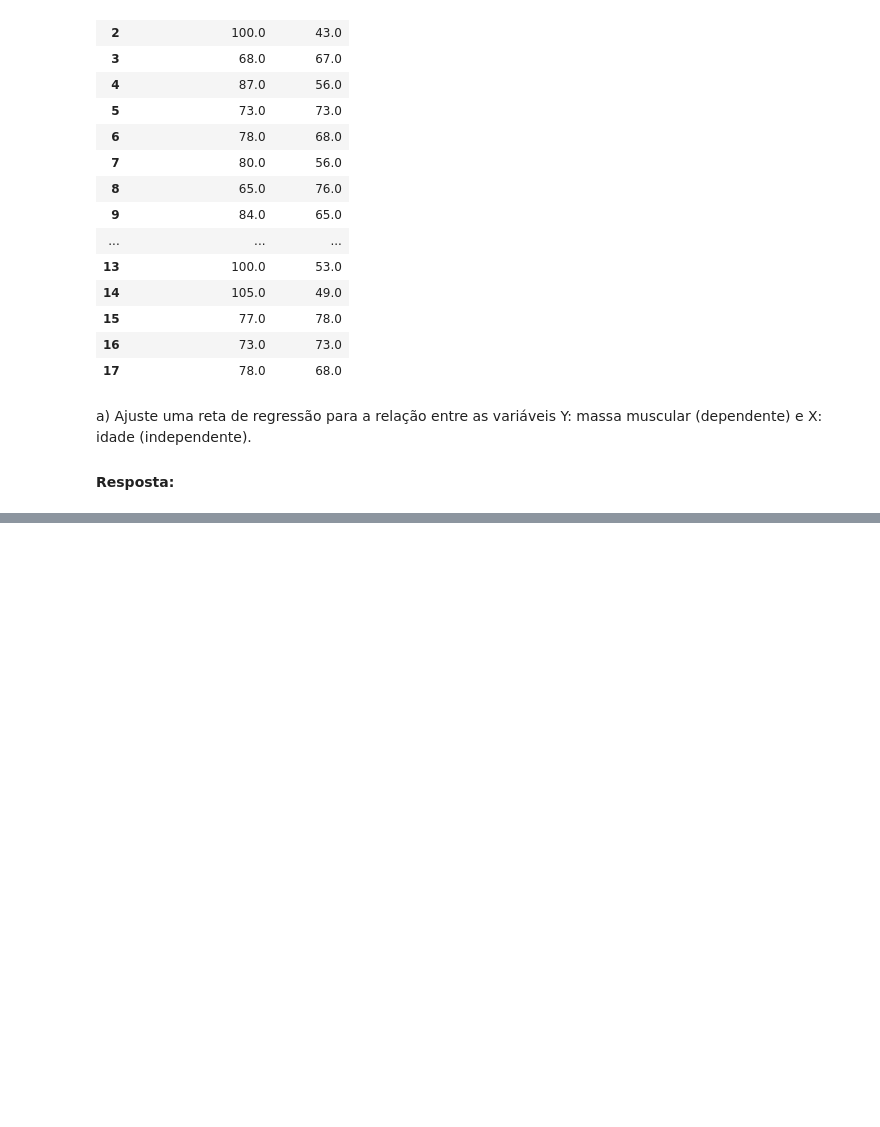
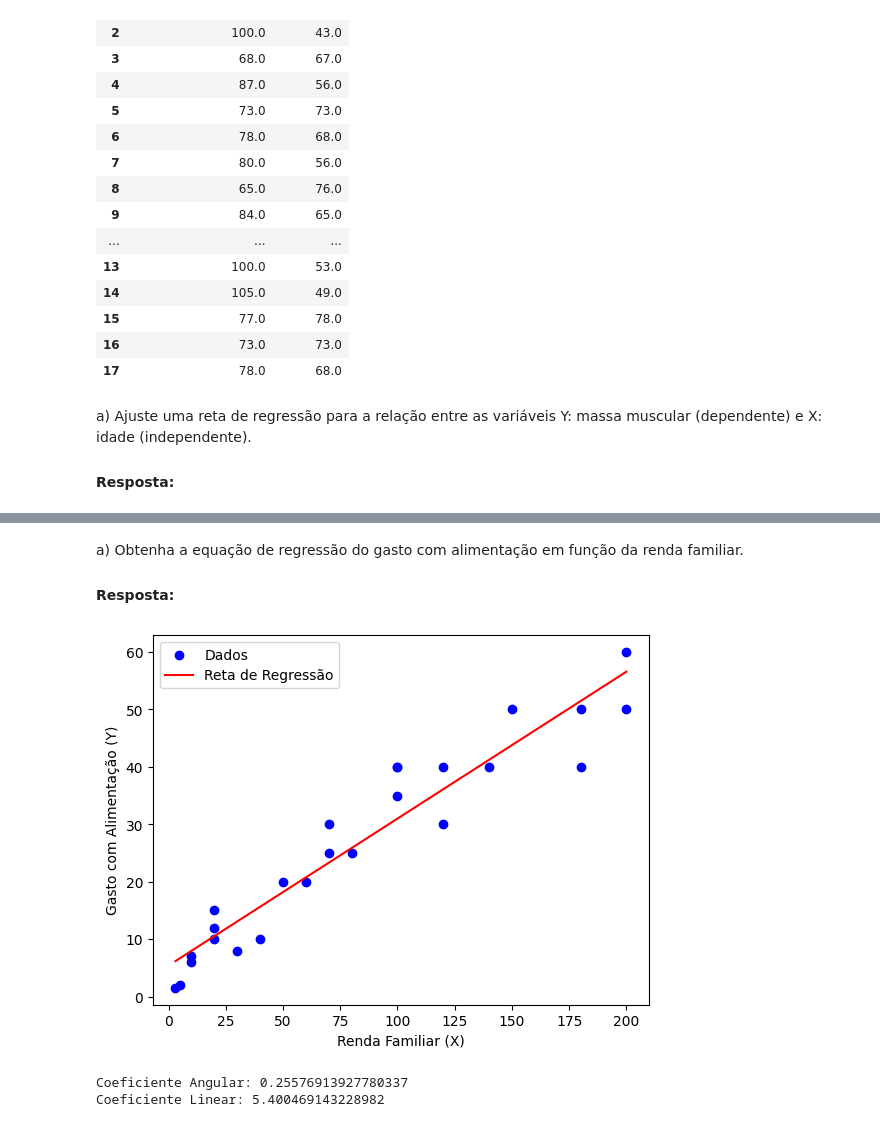
Before and after one commit to lucioew28/avaliacao_c2_a2_adac, a Jupyter notebook: regressao_linear.ipynb, the cells around one changed output, grey strips where cells are left out. Saved outputs shown, nothing was run; the diff lists cells and outputs as text; code cells hidden in the pictures; blank space fills up the shorter version.

```diff
--- a/regressao_linear.ipynb
+++ b/regressao_linear.ipynb
@@ -60,0 +93,8 @@ Coeficiente Linear: 148.1969525378359
+# %%
+exe2_data = {
+    'Renda Familiar (X)': [3, 5, 10, 10, 20, 20, 20, 30, 40, 50, 60, 70, 70, 80, 100, 100, 100, 120, 120, 140, 150, 180, 180, 200, 200],
+    'Gasto com Alimentação (Y)': [1.5, 2.0, 6.0, 7.0, 10.0, 12.0, 15.0, 8.0, 10.0, 20.0, 20.0, 25.0, 30.0, 25.0, 40.0, 35.0, 40.0, 30.0, 40.0, 40.0, 50.0, 40.0, 50.0, 60.0, 50.0]
+}
+
+df_exe2 = pd.DataFrame(exe2_data)
+df_exe2
@@ -60,0 +119,35 @@ Coeficiente Linear: 148.1969525378359
+# %% [markdown]
+<p>a) Obtenha a equação de regressão do gasto com alimentação em função da
+renda familiar.</p>
+<h4>Resposta:</h4>
+# %%
+
+# Separe as variáveis independentes (X) e dependentes (Y)
+X = df_exe2[['Renda Familiar (X)']]
+Y = df_exe2['Gasto com Alimentação (Y)']
+
+# Crie uma instância do modelo de regressão linear
+exe2_regression = LinearRegression()
+
+# Ajuste o modelo aos dados
+exe2_regression.fit(X, Y)
+
+# Obtenha os coeficientes da reta
+exe2_coeficiente_angular = exe2_regression.coef_[0]
+exe2_coeficiente_linear = exe2_regression.intercept_
+
+# Plotar os dados e a reta
+plt.scatter(X, Y, color='blue', label='Dados')
+plt.plot(X, exe2_regression.predict(X), color='red', label='Reta de Regressão')
+plt.xlabel('Renda Familiar (X)')
+plt.ylabel('Gasto com Alimentação (Y)')
+plt.legend()
+plt.show()
+# %% [output]
+[figure, added]
+# %%
+print("Coeficiente Angular:", exe2_coeficiente_angular)
+print("Coeficiente Linear:", exe2_coeficiente_linear)
+# %% [output]
+Coeficiente Angular: 0.25576913927780337
+Coeficiente Linear: 5.400469143228982
```
Also changed, not shown: parts of 20 cells of this notebook.
